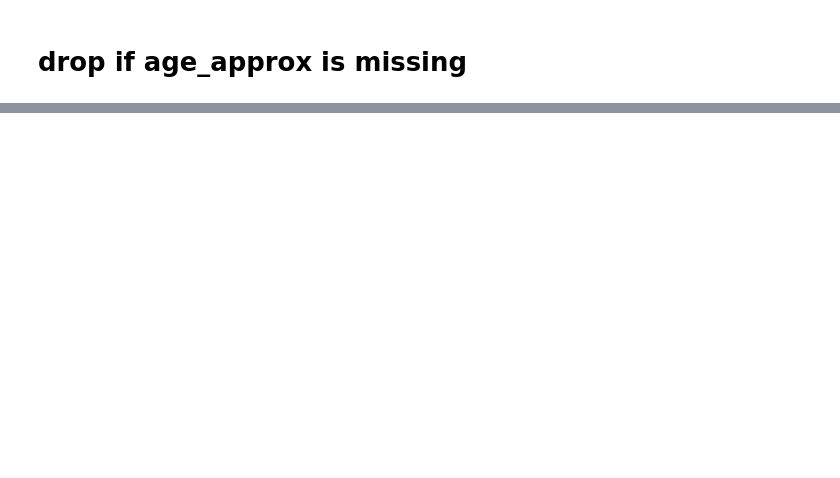
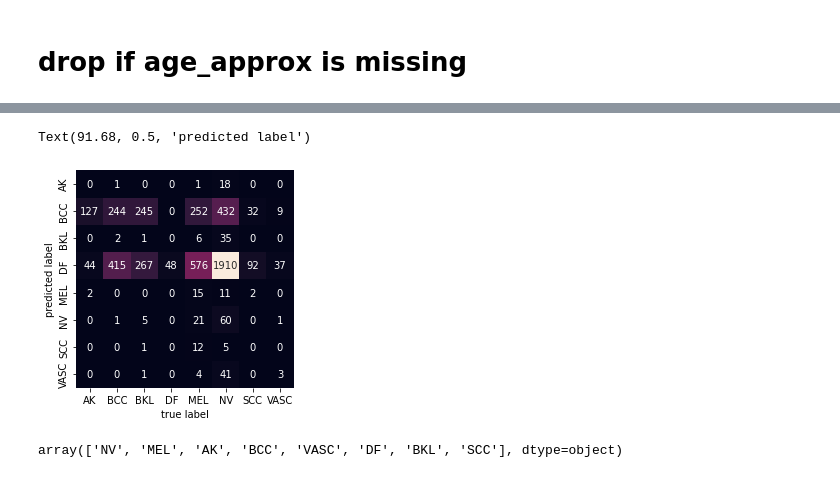
Before and after one commit to peeti-ucberkeley/skin-image-classification, a Jupyter notebook: image_exploration.ipynb, the cells around one changed output, grey strips where cells are left out. Saved outputs shown, nothing was run; the diff lists cells and outputs as text; code cells hidden in the pictures; blank space fills up the shorter version.

Commit message:
score navie bayes

```diff
--- a/image_exploration.ipynb
+++ b/image_exploration.ipynb
@@ -252,0 +338,14 @@ KeyError: 0
+# %%
+from sklearn.model_selection import train_test_split
+from sklearn.model_selection import StratifiedShuffleSplit
+from sklearn import preprocessing
+
+X = df_clean.drop(columns = ['image','target'])
+y = df_clean['target']
+
+# data pre-processing using normalizer
+X = preprocessing.Normalizer().fit(X).transform(X)
+
+X_train, X_test, y_train, y_test = train_test_split(X, y, test_size=0.2, random_state=0,stratify=y)
+
+print(X_train.shape,  X_test.shape)
@@ -252,0 +358,10 @@ KeyError: 0
+# %%
+from sklearn.naive_bayes import GaussianNB
+from sklearn.metrics import (accuracy_score,
+                             precision_score,
+                             recall_score,
+                             f1_score)
+nb=GaussianNB()
+# %%
+nb.fit(X_train,y_train)
+y_pred_nb=nb.predict(X_test)
@@ -252,0 +390,17 @@ KeyError: 0
+# %%
+l = ['AK','BCC','BKL','DF','MEL','NV','SCC','VASC']
+# %%
+from sklearn.metrics import confusion_matrix
+labels = nb.predict(X_test)
+mat = confusion_matrix(y_test, labels)
+sns.heatmap(mat.T, square=True, annot=True, fmt='d', cbar=False,
+            xticklabels=l, yticklabels=l)
+plt.xlabel('true label')
+plt.ylabel('predicted label')
+# %% [output]
+Text(91.68, 0.5, 'predicted label')
+[figure, added]
+# %%
+y_train.unique()
+# %% [output]
+array(['NV', 'MEL', 'AK', 'BCC', 'VASC', 'DF', 'BKL', 'SCC'], dtype=object)
```
Also changed, not shown: parts of 69 cells of this notebook.
